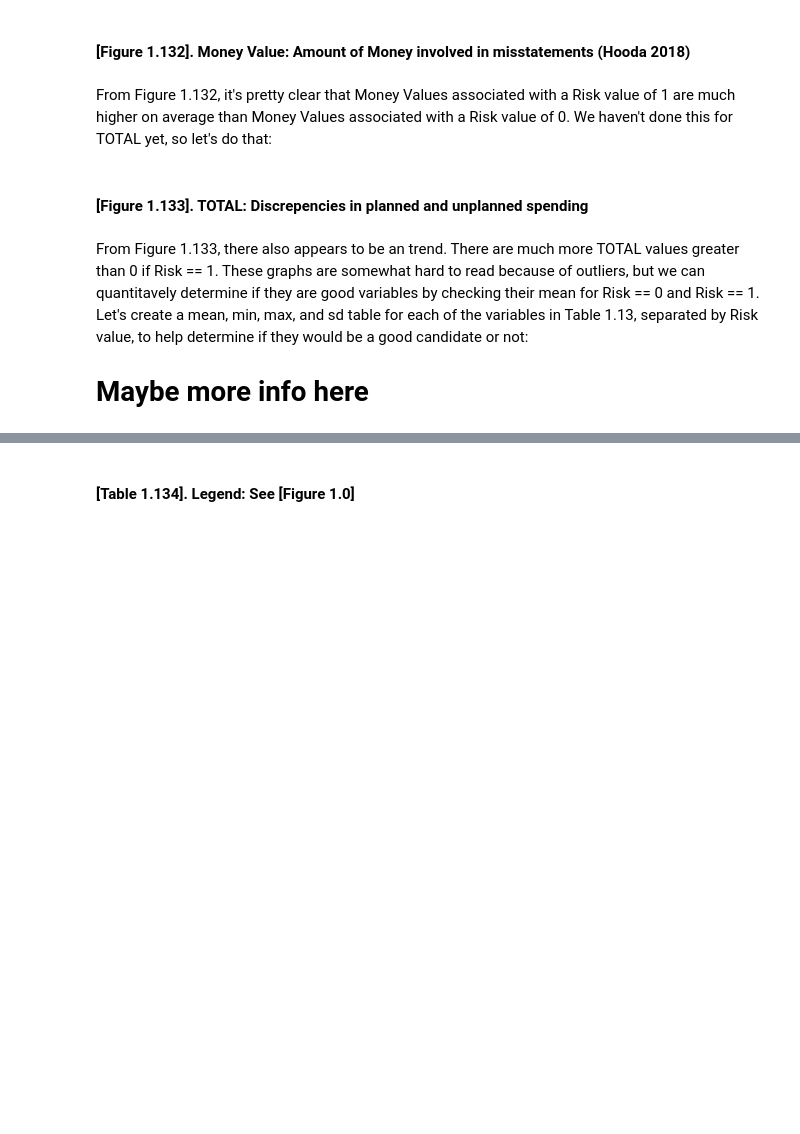
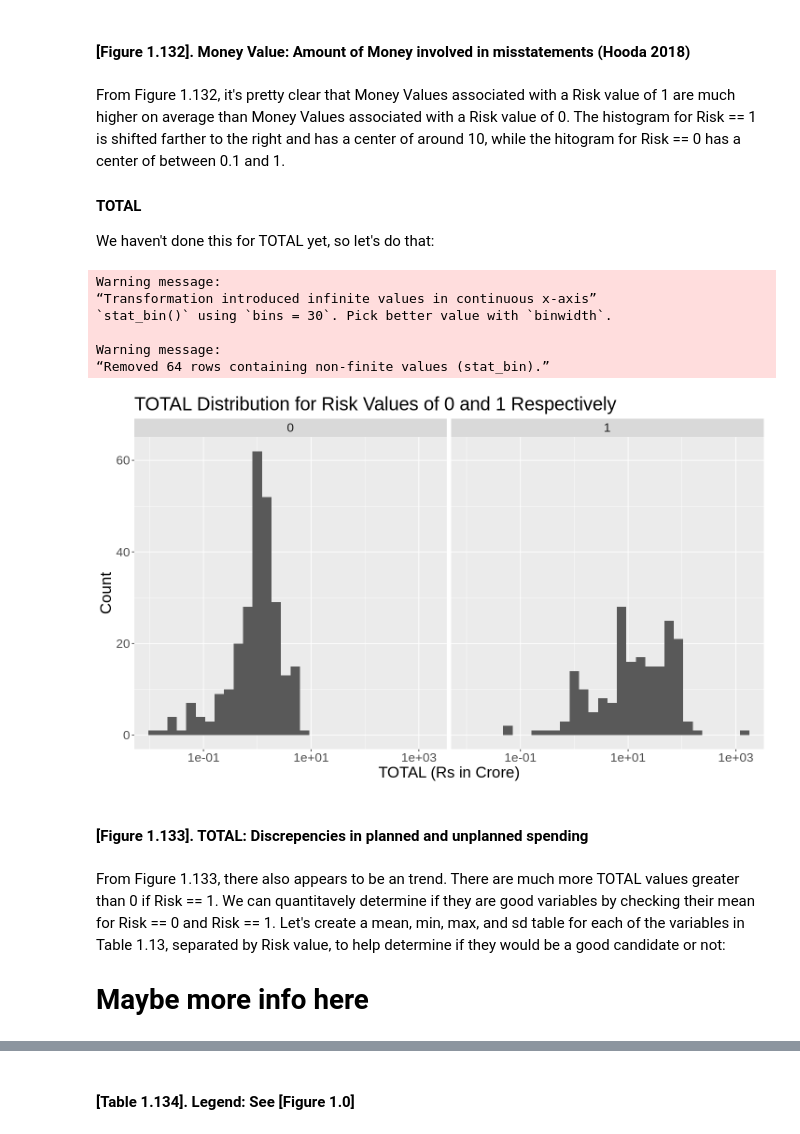
Before and after one commit to stevenning203/dsci100_group_proposal, a Jupyter notebook: report.ipynb, the cells around one changed output, grey strips where cells are left out. Saved outputs shown, nothing was run; the diff lists cells and outputs as text; code cells hidden in the pictures; blank space fills up the shorter version.

```diff
--- a/report.ipynb
+++ b/report.ipynb
@@ -170,23 +234,36 @@ money_value_plot
 # %% [markdown]
 #### [Figure 1.132]. Money Value: Amount of Money involved in misstatements (Hooda 2018)
 # %% [markdown]
-From Figure 1.132, it's pretty clear that Money Values associated with a Risk value of 1 are much higher on average than Money Values associated with a Risk value of 0. We haven't done this for TOTAL yet, so let's do that:
+From Figure 1.132, it's pretty clear that Money Values associated with a Risk value of 1 are much higher on average than Money Values associated with a Risk value of 0. The histogram for Risk == 1 is shifted farther to the right and has a center of around 10, while the hitogram for Risk == 0 has a center of between 0.1 and 1.
+
+#### TOTAL
+
+We haven't done this for TOTAL yet, so let's do that:
 # %%
 options(repr.plot.width = 12, repr.plot.height = 7)
 
 money_value_plot <- audit_consider %>%
 ggplot(aes(x = TOTAL)) +
 facet_grid(. ~ Risk) +
 geom_histogram() +
 labs(x = "TOTAL (Rs in Crore)", y = "Count") +
 ggtitle("TOTAL Distribution for Risk Values of 0 and 1 Respectively") +
-theme(text = element_text(size = 20))
+theme(text = element_text(size = 20)) +
+scale_x_log10()
 
 money_value_plot
+# %% [output]
+Warning message:
+“Transformation introduced infinite values in continuous x-axis”
+`stat_bin()` using `bins = 30`. Pick better value with `binwidth`.
+
+Warning message:
+“Removed 64 rows containing non-finite values (stat_bin).”
+[figure, added]
 # %% [markdown]
 #### [Figure 1.133]. TOTAL: Discrepencies in planned and unplanned spending
 # %% [markdown]
-From Figure 1.133, there also appears to be an trend. There are much more TOTAL values greater than 0 if Risk == 1. These graphs are somewhat hard to read because of outliers, but we can quantitavely determine if they are good variables by checking their mean for Risk == 0 and Risk == 1. Let's create a mean, min, max, and sd table for each of the variables in Table 1.13, separated by Risk value, to help determine if they would be a good candidate or not:
+From Figure 1.133, there also appears to be an trend. There are much more TOTAL values greater than 0 if Risk == 1. We can quantitavely determine if they are good variables by checking their mean for Risk == 0 and Risk == 1. Let's create a mean, min, max, and sd table for each of the variables in Table 1.13, separated by Risk value, to help determine if they would be a good candidate or not:
 
 # Maybe more info here
 # %%
```
Also changed, not shown: parts of 50 cells of this notebook.
